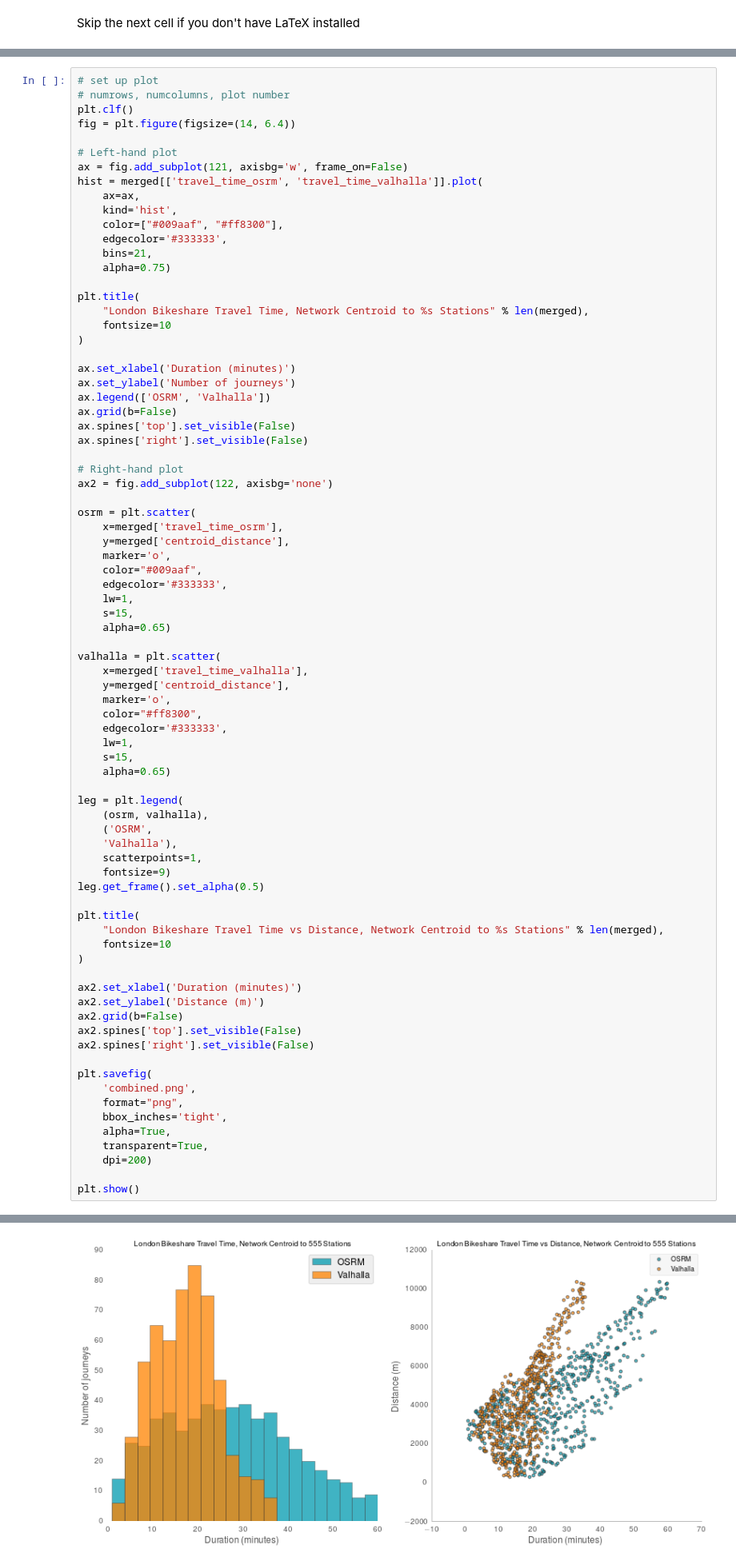
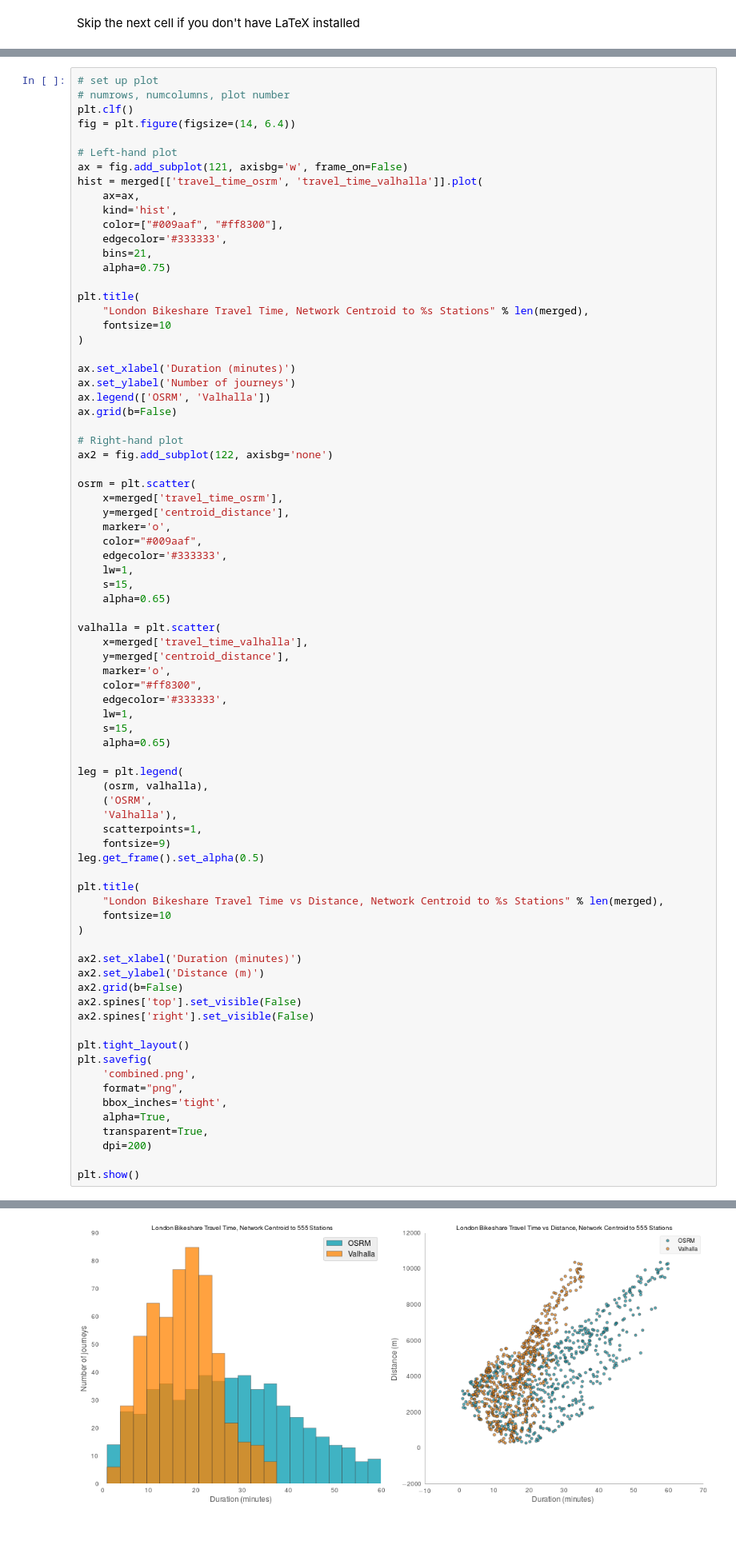
Before and after one commit to urschrei/router_comparison, a Jupyter notebook: OSRM_vs_Valhalla.ipynb, the cells around one changed output, grey strips where cells are left out. Shown at 80% size. Drawn from its saved outputs; the diff is of its cells as text; blank space fills up the shorter version.

```diff
--- a/OSRM_vs_Valhalla.ipynb
+++ b/OSRM_vs_Valhalla.ipynb
@@ -99,8 +100,6 @@ ax.set_xlabel('Duration (minutes)')
 ax.set_ylabel('Number of journeys')
 ax.legend(['OSRM', 'Valhalla'])
 ax.grid(b=False)
-ax.spines['top'].set_visible(False)
-ax.spines['right'].set_visible(False)
 
 # Right-hand plot
 ax2 = fig.add_subplot(122, axisbg='none')
@@ -128,33 +127,34 @@ valhalla = plt.scatter(
 leg = plt.legend(
     (osrm, valhalla),
     ('OSRM',
     'Valhalla'),
     scatterpoints=1,
     fontsize=9)
 leg.get_frame().set_alpha(0.5)
 
 plt.title(
     "London Bikeshare Travel Time vs Distance, Network Centroid to %s Stations" % len(merged),
     fontsize=10
 )
 
 ax2.set_xlabel('Duration (minutes)')
 ax2.set_ylabel('Distance (m)')
 ax2.grid(b=False)
 ax2.spines['top'].set_visible(False)
 ax2.spines['right'].set_visible(False)
 
+plt.tight_layout()
 plt.savefig(
     'combined.png',
     format="png",
     bbox_inches='tight',
     alpha=True,
     transparent=True,
     dpi=200)
 
 plt.show()
 # %% [output]
 <matplotlib.figure.Figure at 0x...>
-[figure, old version]
+[figure, new version]
 # %% [markdown]
 As is obvious from the histogram and plot, the journey times and their distribution vary significantly between the two routers; Valhalla thinks you can get to any station in just over 35 minutes, with the majority taking 15–20 minutes. OSRM's journey times are far more evenly distributed, and greater in duration. [Most](https://twitter.com/mapzen/status/626080158890479620) (though [not all](https://twitter.com/mapzen/status/626083924192690176)) of the variation in duration is explained by Valhalla's default cycle speed of **25kph**, versus OSRM's **15kph**. When cycling speed and other costing options become available in the API, it'll be much easier to make more nuanced comparisons.
```
Also changed, not shown: parts of 6 cells of this notebook, 1 other file.
